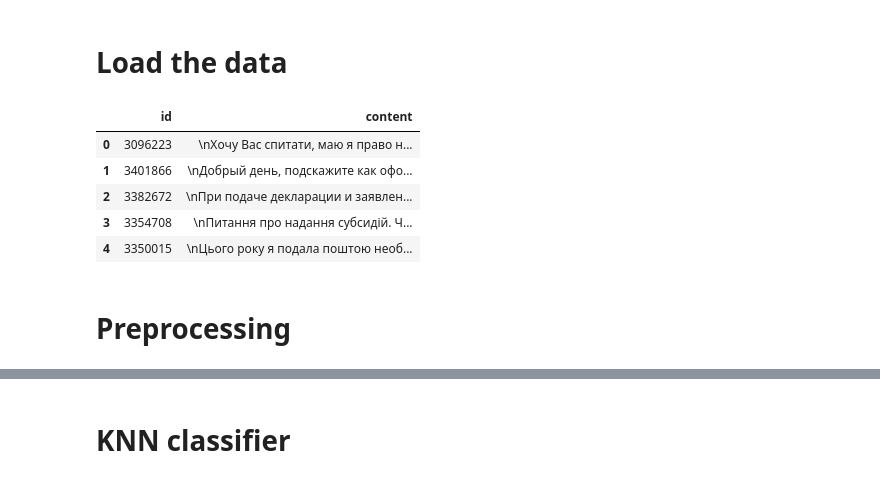
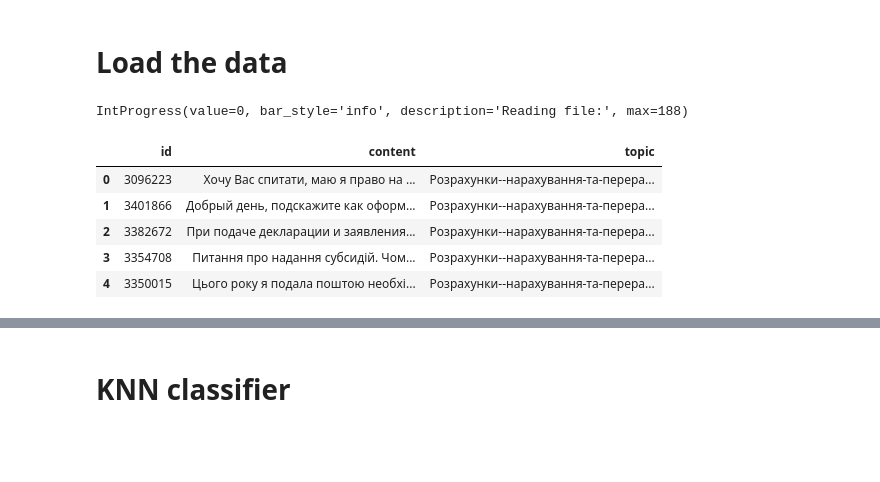
Before and after one commit to IvanProdaiko94/UCU-nlp-hw-4, a Jupyter notebook: neural-embeddings.ipynb, the cells around one changed output, grey strips where cells are left out. Drawn from its saved outputs; the diff is of its cells as text; code cells hidden in the pictures; blank space fills up the shorter version.

```diff
--- a/neural-embeddings.ipynb
+++ b/neural-embeddings.ipynb
@@ -15,8 +23,12 @@ import pandas as pd
 # %% [markdown]
 # Load the data
 # %%
-def parse_content(txt):
-    obj = {"id": [], "content": []}
+def read_file(path):
+    with open(path) as f:
+        return f.read()
+
+def parse_content(topic, txt):
+    obj = {"id": [], "content": [],}
     next_request = re.search(r"\d{7}\n", txt)
     while next_request:
         start = next_request.start()
@@ -29,34 +41,48 @@ def parse_content(txt):
 
         start = next_request.start()
 
-        request_content = txt[:start]
+        request_content = txt[1:start]
 
         obj["id"].append(id)
         obj["content"].append(request_content)
 
         txt = txt[start:]
+
+    obj["topic"] = [topic] * len(obj["id"])
     return obj
 
 def read_requests(folder):
-    requests = {"id": [], "content": []}
-    for filename in os.listdir(folder):
+    requests = {"id": [], "content": [], "topic": []}
+    filenames = os.listdir(folder)
+
+    progress_bar = IntProgress(min=0, max=len(filenames), description='Reading file:', bar_style='info')
+    display(progress_bar)
+
+    for filename in filenames:
         path = os.path.join(folder, filename)
-        with open(path) as f:
-            file_content = f.read()
-            parsed_content = parse_content(file_content)
-            requests["id"] += parsed_content["id"]
-            requests["content"] += parsed_content["content"]
+
+        file_content = read_file(path)
+
+        filename_without_ext, _ = os.path.splitext(filename)
+        parsed_content = parse_content(filename_without_ext, file_content)
+
+        requests["id"] += parsed_content["id"]
+        requests["content"] += parsed_content["content"]
+        requests["topic"] += parsed_content["topic"]
+
+        progress_bar.value += 1
+
     return pd.DataFrame.from_dict(requests)
 # %%
-requests = read_requests('./1551')
+df = read_requests('./1551')
+# %% [output]
+IntProgress(value=0, bar_style='info', description='Reading file:', max=188)
 # %%
-requests.head()
+df.head()
 # %% [output]
-|  | id | content |
-| 0 | 3096223 | \nХочу Вас спитати, маю я право н... |
-| 1 | 3401866 | \nДобрый день, подскажите как офо... |
-| 2 | 3382672 | \nПри подаче декларации и заявлен... |
-| 3 | 3354708 | \nПитання про надання субсидій. Ч... |
-| 4 | 3350015 | \nЦього року я подала поштою необ... |
+|  | id | content | topic |
+| 0 | 3096223 | Хочу Вас спитати, маю я право на ... | Розрахунки--нарахування-та-перера... |
+| 1 | 3401866 | Добрый день, подскажите как оформ... | Розрахунки--нарахування-та-перера... |
+| 2 | 3382672 | При подаче декларации и заявления... | Розрахунки--нарахування-та-перера... |
+| 3 | 3354708 | Питання про надання субсидій. Чом... | Розрахунки--нарахування-та-перера... |
+| 4 | 3350015 | Цього року я подала поштою необхі... | Розрахунки--нарахування-та-перера... |
-# %% [markdown]
-# Preprocessing
```
Also changed, not shown: parts of 12 cells of this notebook, 1 other file.
